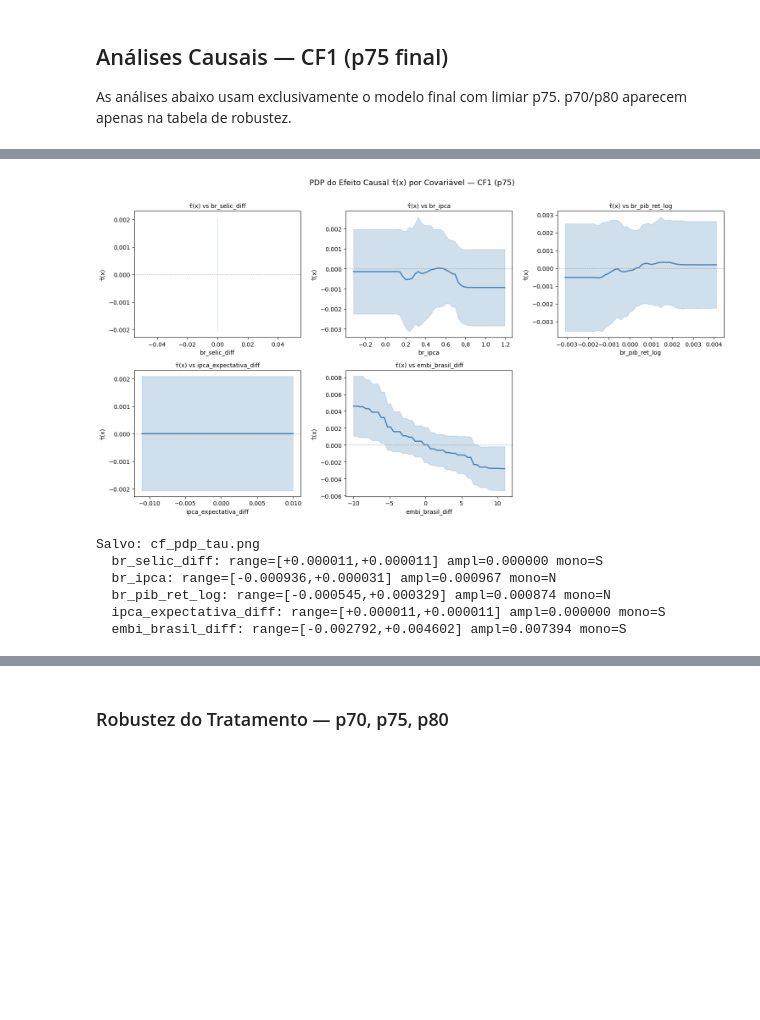
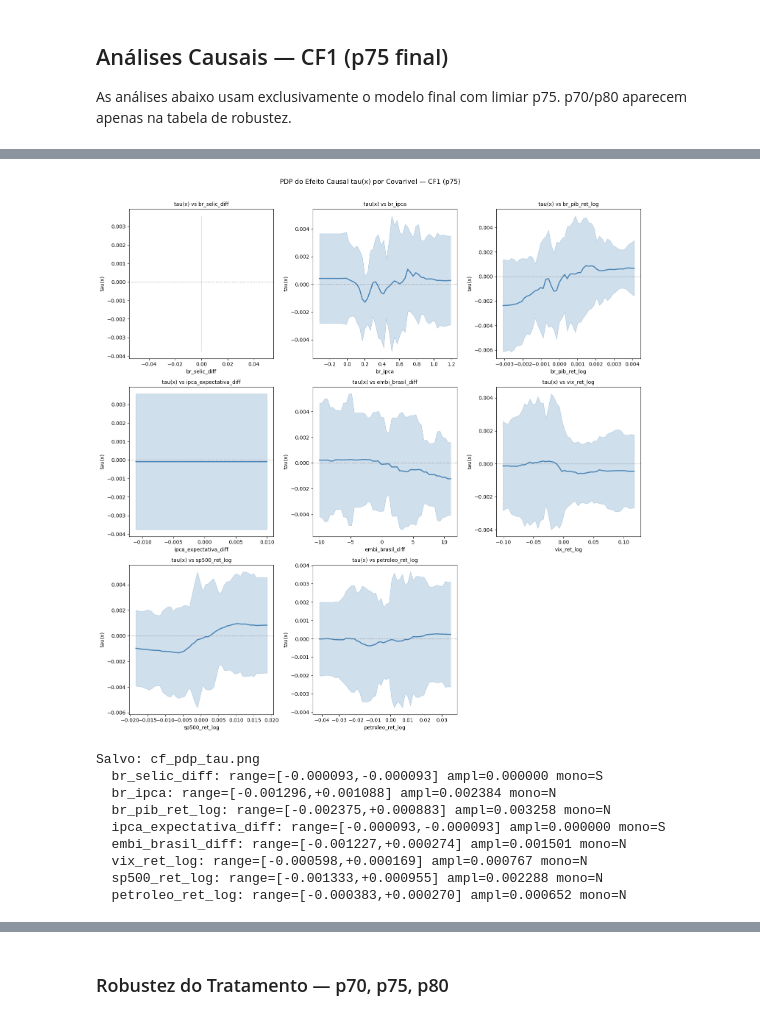
Before and after one commit to LucaoCodes/TCC, a Jupyter notebook: notebooks/06_causal_forest.ipynb, the cells around one changed output, grey strips where cells are left out. Drawn from its saved outputs; the diff is of its cells as text; code cells hidden in the pictures; blank space fills up the shorter version.

```diff
--- a/notebooks/06_causal_forest.ipynb
+++ b/notebooks/06_causal_forest.ipynb
@@ -593,38 +641,46 @@ _GATES = {'decis':decis,'ate':g_ate,'lb':g_lb,'ub':g_ub,'cate_med':g_med}
 Salvo: cf_gates.png
 # %%
-# ── PDP do τ(x) — heterogeneidade por covariável ─────────────────────────
-r = resultados['p75']; cf,X_te,covs = r['cf'],r['X_te'],r['covs']
-fig,axes = plt.subplots(2,3,figsize=(15,8)); axes = axes.flatten()
+# ── PDP do tau(x) — heterogeneidade por covarivel ──────────────────────────
+r = resultados["p75"]; cf,X_te,covs = r["cf"],r["X_te"],r["covs"]
+n = len(covs)
+ncols = 3
+nrows = (n + ncols - 1) // ncols  # ceiling division
+fig,axes = plt.subplots(nrows,ncols,figsize=(15, 5*nrows)); axes = axes.flatten()
 pdp_sum = {}
 for j,cov in enumerate(covs):
     grid = np.linspace(np.percentile(X_te[:,j],5),np.percentile(X_te[:,j],95),50)
     Xg   = np.tile(np.median(X_te,axis=0),(50,1)); Xg[:,j] = grid
     tg   = cf.effect(Xg); tl,tu = cf.effect_interval(Xg,alpha=0.05)
     ax   = axes[j]
-    ax.plot(grid,tg,color='steelblue',lw=2)
-    ax.fill_between(grid,tl,tu,alpha=0.25,color='steelblue')
-    ax.axhline(0,color='gray',ls=':',lw=1)
-    ax.set_xlabel(cov,fontsize=10); ax.set_ylabel('τ̂(x)',fontsize=10)
-    ax.set_title(f'τ̂(x) vs {cov}',fontsize=10)
-    pdp_sum[cov] = {'min':float(tg.min()),'max':float(tg.max()),
-                    'range':float(tg.max()-tg.min()),
-                    'mono':bool(np.all(np.diff(tg)>=0) or np.all(np.diff(tg)<=0))}
-axes[5].set_visible(False)
-plt.suptitle('PDP do Efeito Causal τ̂(x) por Covariável — CF1 (p75)',fontsize=13,y=1.01)
+    ax.plot(grid,tg,color="steelblue",lw=2)
+    ax.fill_between(grid,tl,tu,alpha=0.25,color="steelblue")
+    ax.axhline(0,color="gray",ls=":",lw=1)
+    ax.set_xlabel(cov,fontsize=10); ax.set_ylabel("tau(x)",fontsize=10)
+    ax.set_title(f"tau(x) vs {cov}",fontsize=10)
+    pdp_sum[cov] = {"min":float(tg.min()),"max":float(tg.max()),
+                    "range":float(tg.max()-tg.min()),
+                    "mono":bool(np.all(np.diff(tg)>=0) or np.all(np.diff(tg)<=0))}
+# ocultar subplots excedentes
+for k in range(n, nrows*ncols):
+    axes[k].set_visible(False)
+plt.suptitle("PDP do Efeito Causal tau(x) por Covarivel — CF1 (p75)",fontsize=13,y=1.01)
 plt.tight_layout()
 plt.savefig(str(FIGS_DIR/"cf_pdp_tau.png"),dpi=150,bbox_inches="tight"); plt.show()
 print("Salvo: cf_pdp_tau.png")
 for cov,s in pdp_sum.items():
-    print(f"  {cov}: range=[{s['min']:+.6f},{s['max']:+.6f}] ampl={s['range']:.6f} mono={'S' if s['mono'] else 'N'}")
+    print(f"  {cov}: range=[{s["min"]:+.6f},{s["max"]:+.6f}] ampl={s["range"]:.6f} mono={"S" if s["mono"] else "N"}")
 _PDP = pdp_sum
 # %% [output]
-[figure, old version]
+[figure, new version]
 Salvo: cf_pdp_tau.png
-  br_selic_diff: range=[+0.000011,+0.000011] ampl=0.000000 mono=S
-  br_ipca: range=[-0.000936,+0.000031] ampl=0.000967 mono=N
-  br_pib_ret_log: range=[-0.000545,+0.000329] ampl=0.000874 mono=N
-  ipca_expectativa_diff: range=[+0.000011,+0.000011] ampl=0.000000 mono=S
-  embi_brasil_diff: range=[-0.002792,+0.004602] ampl=0.007394 mono=S
+  br_selic_diff: range=[-0.000093,-0.000093] ampl=0.000000 mono=S
+  br_ipca: range=[-0.001296,+0.001088] ampl=0.002384 mono=N
+  br_pib_ret_log: range=[-0.002375,+0.000883] ampl=0.003258 mono=N
+  ipca_expectativa_diff: range=[-0.000093,-0.000093] ampl=0.000000 mono=S
+  embi_brasil_diff: range=[-0.001227,+0.000274] ampl=0.001501 mono=N
+  vix_ret_log: range=[-0.000598,+0.000169] ampl=0.000767 mono=N
+  sp500_ret_log: range=[-0.001333,+0.000955] ampl=0.002288 mono=N
+  petroleo_ret_log: range=[-0.000383,+0.000270] ampl=0.000652 mono=N
 # %%
 # ── Feature importance do τ(x) ────────────────────────────────────────────
 r = resultados['p75']; cf,covs = r['cf'],r['covs']
```
Also changed, not shown: parts of 19 cells of this notebook, 11 other files.
